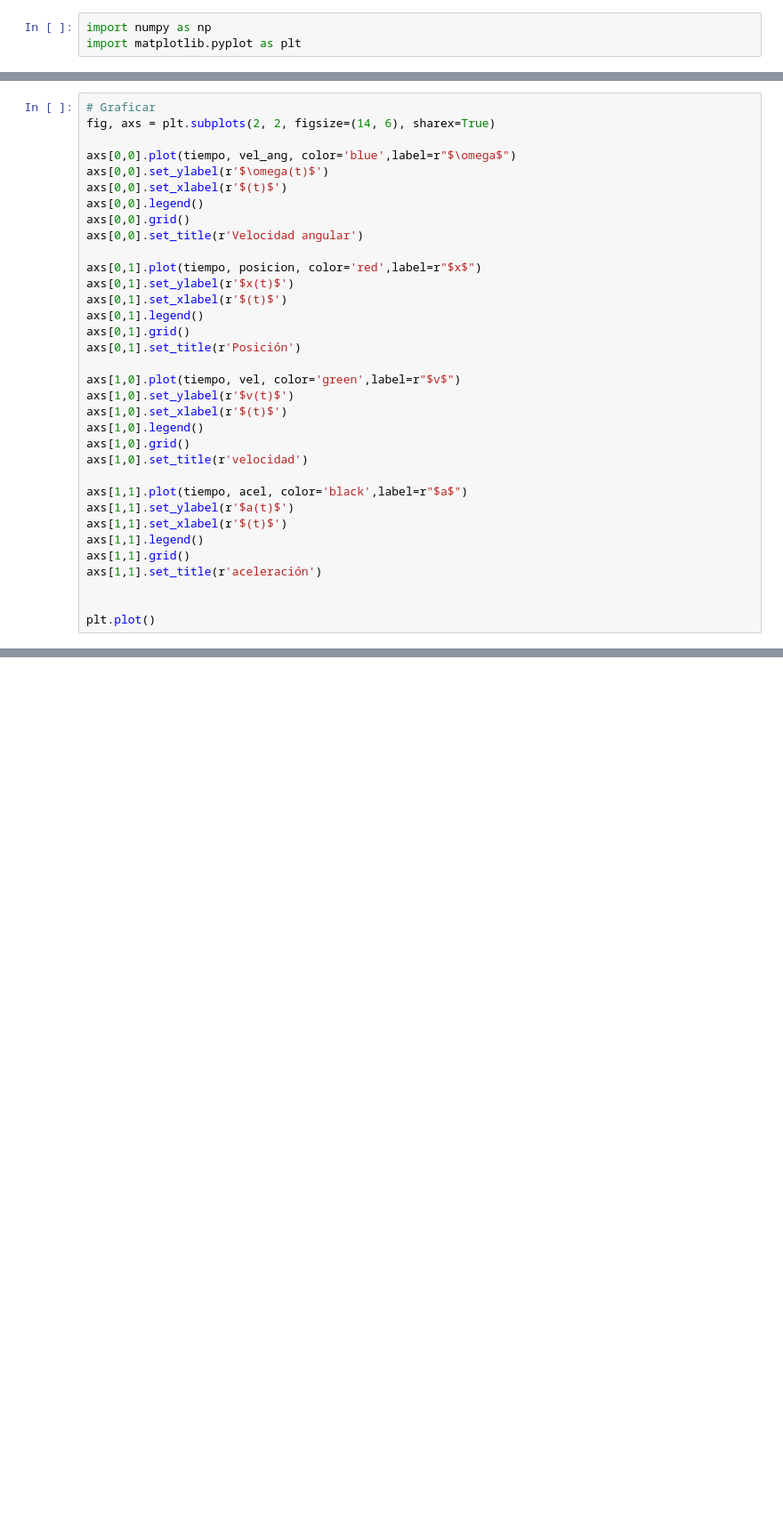
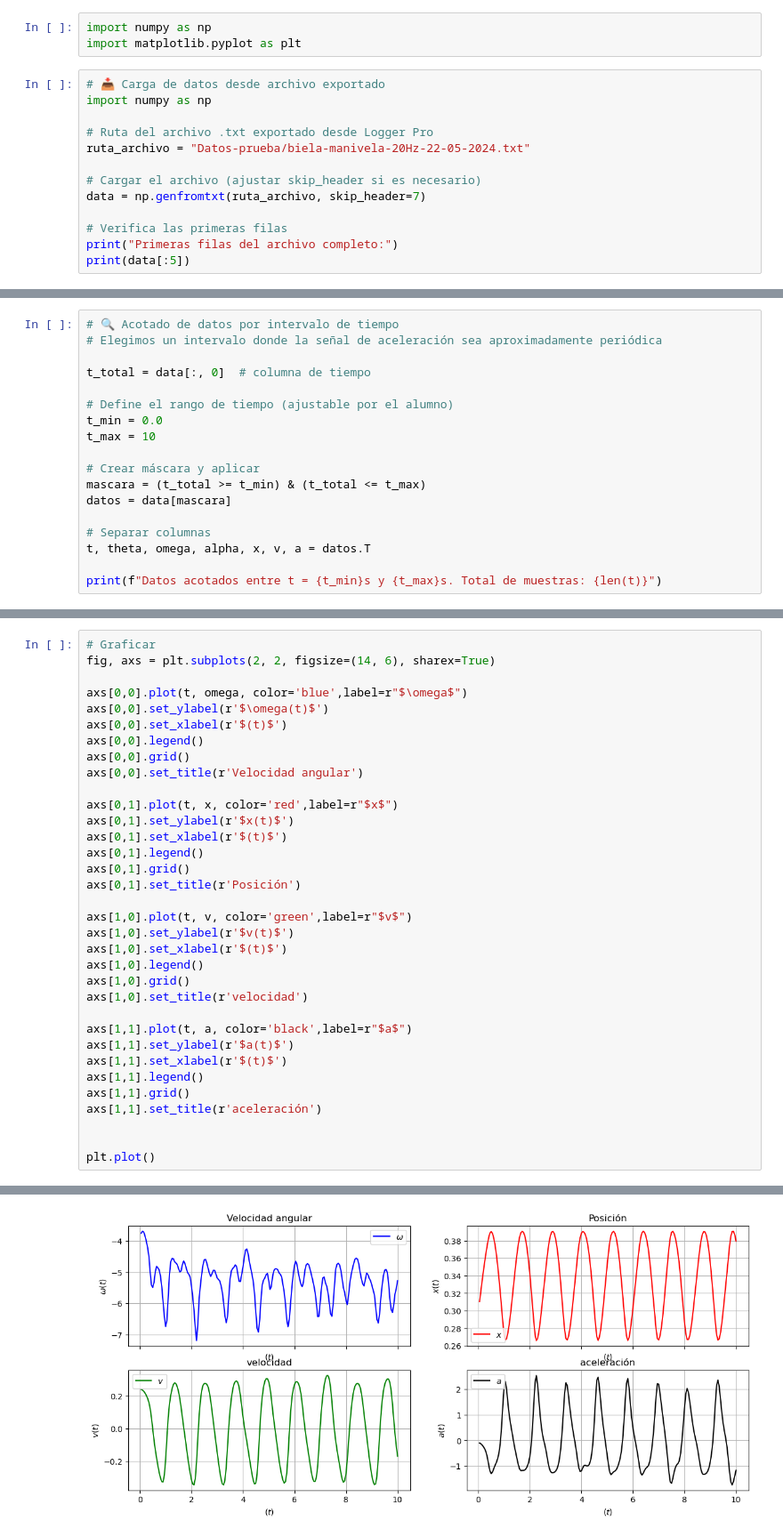
Before and after one commit to alonso121198/DFT-UTEC, a Jupyter notebook: Gráfico-de-datos.ipynb, the cells around one changed output, grey strips where cells are left out. Shown at 89% size. Drawn from its saved outputs; the diff is of its cells as text; blank space fills up the shorter version.

```diff
--- a/Gráfico-de-datos.ipynb
+++ b/Gráfico-de-datos.ipynb
@@ -1,3 +1,16 @@
 # %%
 import numpy as np
 import matplotlib.pyplot as plt
+# %%
+# 📥 Carga de datos desde archivo exportado
+import numpy as np
+
+# Ruta del archivo .txt exportado desde Logger Pro
+ruta_archivo = "Datos-prueba/biela-manivela-20Hz-22-05-2024.txt"
+
+# Cargar el archivo (ajustar skip_header si es necesario)
+data = np.genfromtxt(ruta_archivo, skip_header=7)
+
+# Verifica las primeras filas
+print("Primeras filas del archivo completo:")
+print(data[:5])
@@ -3,0 +29,18 @@ import matplotlib.pyplot as plt
+# %%
+# 🔍 Acotado de datos por intervalo de tiempo
+# Elegimos un intervalo donde la señal de aceleración sea aproximadamente periódica
+
+t_total = data[:, 0]  # columna de tiempo
+
+# Define el rango de tiempo (ajustable por el alumno)
+t_min = 0.0
+t_max = 10
+
+# Crear máscara y aplicar
+mascara = (t_total >= t_min) & (t_total <= t_max)
+datos = data[mascara]
+
+# Separar columnas
+t, theta, omega, alpha, x, v, a = datos.T
+
+print(f"Datos acotados entre t = {t_min}s y {t_max}s. Total de muestras: {len(t)}")
@@ -5,28 +50,28 @@ import matplotlib.pyplot as plt
 # Graficar
 fig, axs = plt.subplots(2, 2, figsize=(14, 6), sharex=True)
 
-axs[0,0].plot(tiempo, vel_ang, color='blue',label=r"$\omega$")
+axs[0,0].plot(t, omega, color='blue',label=r"$\omega$")
 axs[0,0].set_ylabel(r'$\omega(t)$')
 axs[0,0].set_xlabel(r'$(t)$')
 axs[0,0].legend()
 axs[0,0].grid()
 axs[0,0].set_title(r'Velocidad angular')
 
-axs[0,1].plot(tiempo, posicion, color='red',label=r"$x$")
+axs[0,1].plot(t, x, color='red',label=r"$x$")
 axs[0,1].set_ylabel(r'$x(t)$')
 axs[0,1].set_xlabel(r'$(t)$')
 axs[0,1].legend()
 axs[0,1].grid()
 axs[0,1].set_title(r'Posición')
 
-axs[1,0].plot(tiempo, vel, color='green',label=r"$v$")
+axs[1,0].plot(t, v, color='green',label=r"$v$")
 axs[1,0].set_ylabel(r'$v(t)$')
 axs[1,0].set_xlabel(r'$(t)$')
 axs[1,0].legend()
 axs[1,0].grid()
 axs[1,0].set_title(r'velocidad')
 
-axs[1,1].plot(tiempo, acel, color='black',label=r"$a$")
+axs[1,1].plot(t, a, color='black',label=r"$a$")
 axs[1,1].set_ylabel(r'$a(t)$')
 axs[1,1].set_xlabel(r'$(t)$')
 axs[1,1].legend()
@@ -35,3 +80,4 @@ axs[1,1].set_title(r'aceleración')
 
 
 plt.plot()
+# %% [output]
@@ -37,0 +85 @@ plt.plot()
+[figure, added]
```
Also changed, not shown: parts of 3 cells of this notebook, 4 other files.
